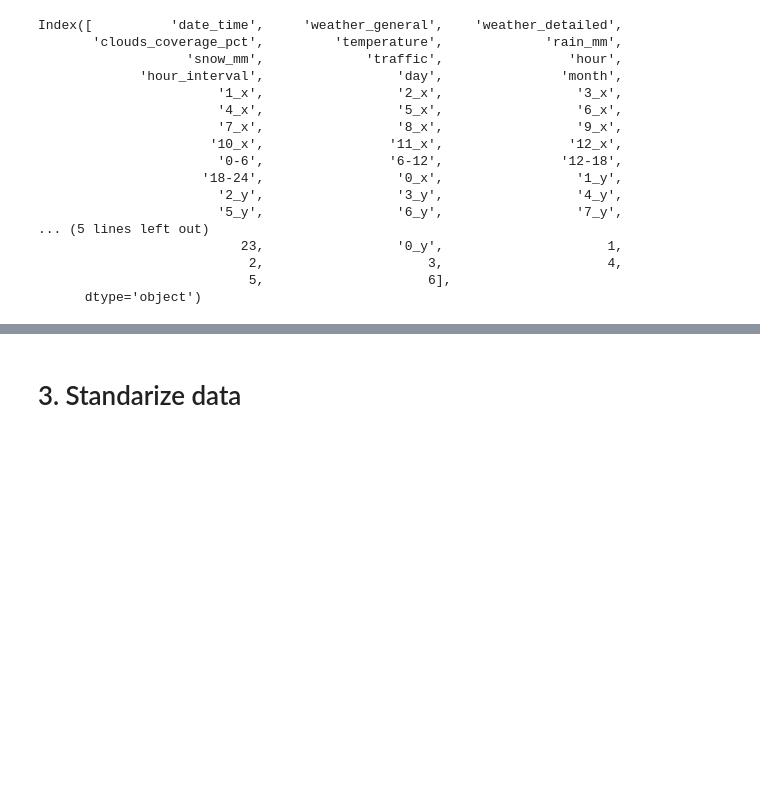
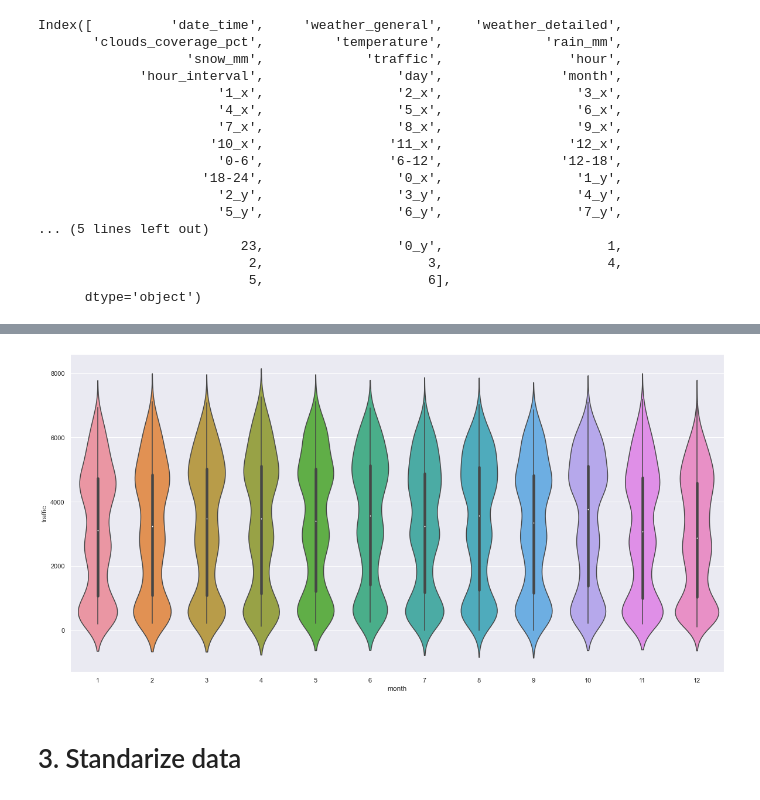
Before and after one commit to kerajxl/MachineLearningProject, a Jupyter notebook: regression.ipynb, the cells around one changed output, grey strips where cells are left out. Cells and saved outputs as stored; diff of their text form; code cells hidden in the pictures; blank space fills up the shorter version.

```diff
--- a/regression.ipynb
+++ b/regression.ipynb
@@ -136,3 +160,7 @@ for idx, col in enumerate(numericalVar):
+# %%
+ax = sns.violinplot(x = traffic.month, y = traffic.traffic)
+# %% [output]
+[figure, added]
 # %% [markdown]
 # 3. Standarize data
 # %%
```
Also changed, not shown: parts of 13 cells of this notebook.
